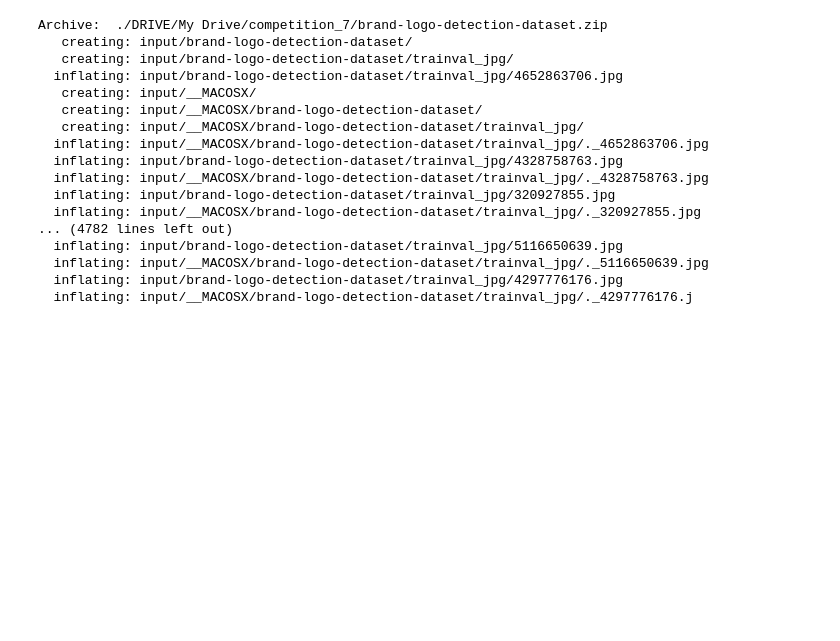
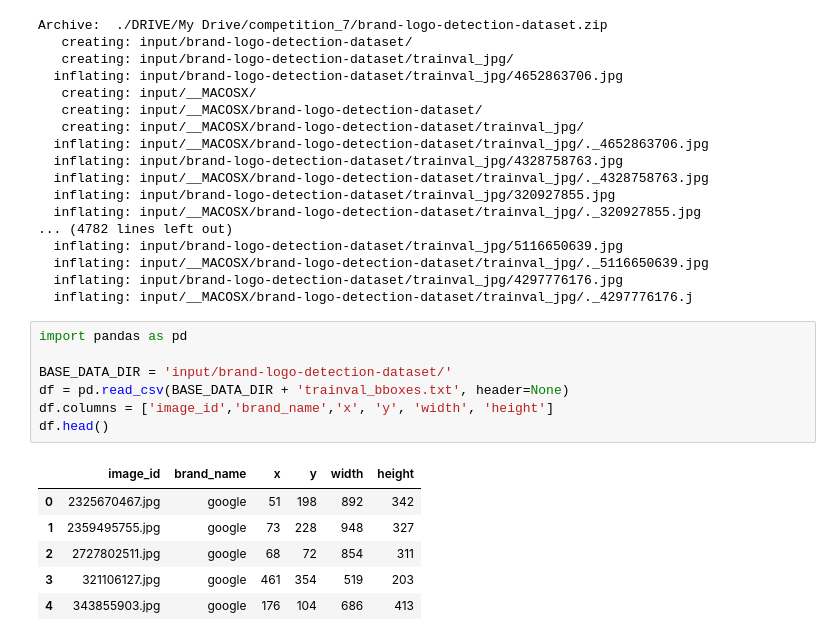
Before and after one commit to hrumst/ML, a Jupyter notebook: Competition_self_7.ipynb, the cells around one changed output. Cells and saved outputs as stored; diff of their text form; blank space fills up the shorter version.

```diff
--- a/Competition_self_7.ipynb
+++ b/Competition_self_7.ipynb
@@ -36,3 +36,17 @@ Archive:  ./DRIVE/My Drive/competition_7/brand-logo-detection-dataset.zip
   inflating: input/__MACOSX/brand-logo-detection-dataset/trainval_jpg/._5116650639.jpg
   inflating: input/brand-logo-detection-dataset/trainval_jpg/4297776176.jpg
   inflating: input/__MACOSX/brand-logo-detection-dataset/trainval_jpg/._4297776176.j
+# %%
+import pandas as pd
+
+BASE_DATA_DIR = 'input/brand-logo-detection-dataset/'
+df = pd.read_csv(BASE_DATA_DIR + 'trainval_bboxes.txt', header=None)
+df.columns = ['image_id','brand_name','x', 'y', 'width', 'height']
+df.head()
+# %% [output]
+|  | image_id | brand_name | x | y | width | height |
+| 0 | 2325670467.jpg | google | 51 | 198 | 892 | 342 |
+| 1 | 2359495755.jpg | google | 73 | 228 | 948 | 327 |
+| 2 | 2727802511.jpg | google | 68 | 72 | 854 | 311 |
+| 3 | 321106127.jpg | google | 461 | 354 | 519 | 203 |
+| 4 | 343855903.jpg | google | 176 | 104 | 686 | 413 |
```
Also changed, not shown: parts of 2 cells of this notebook.
